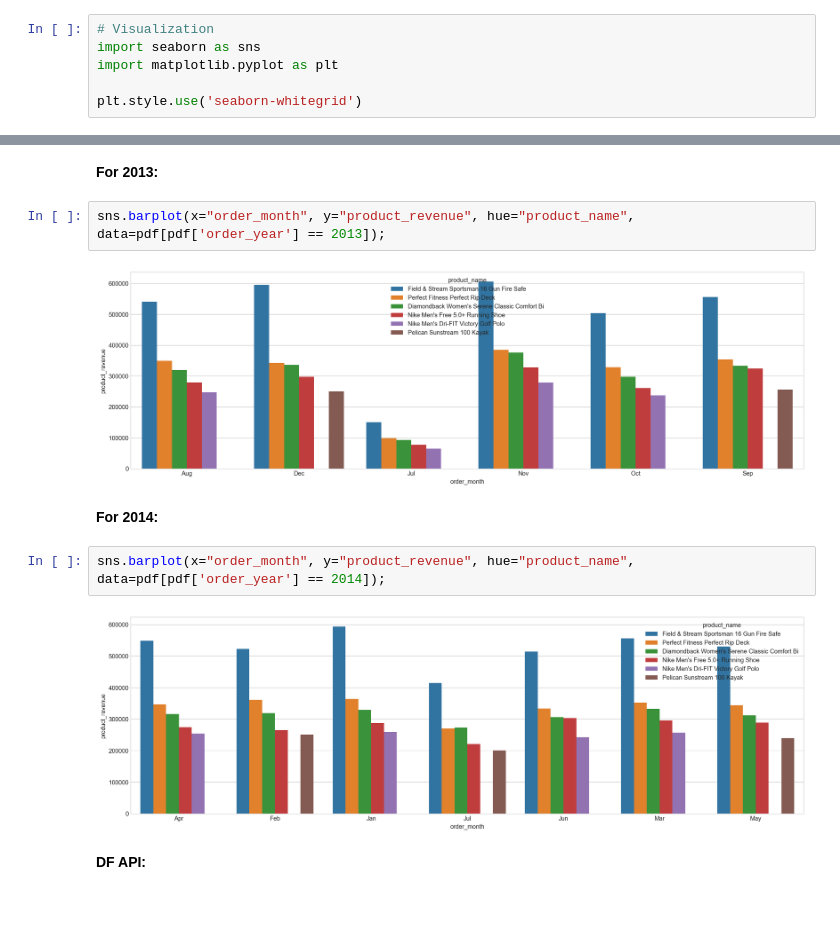
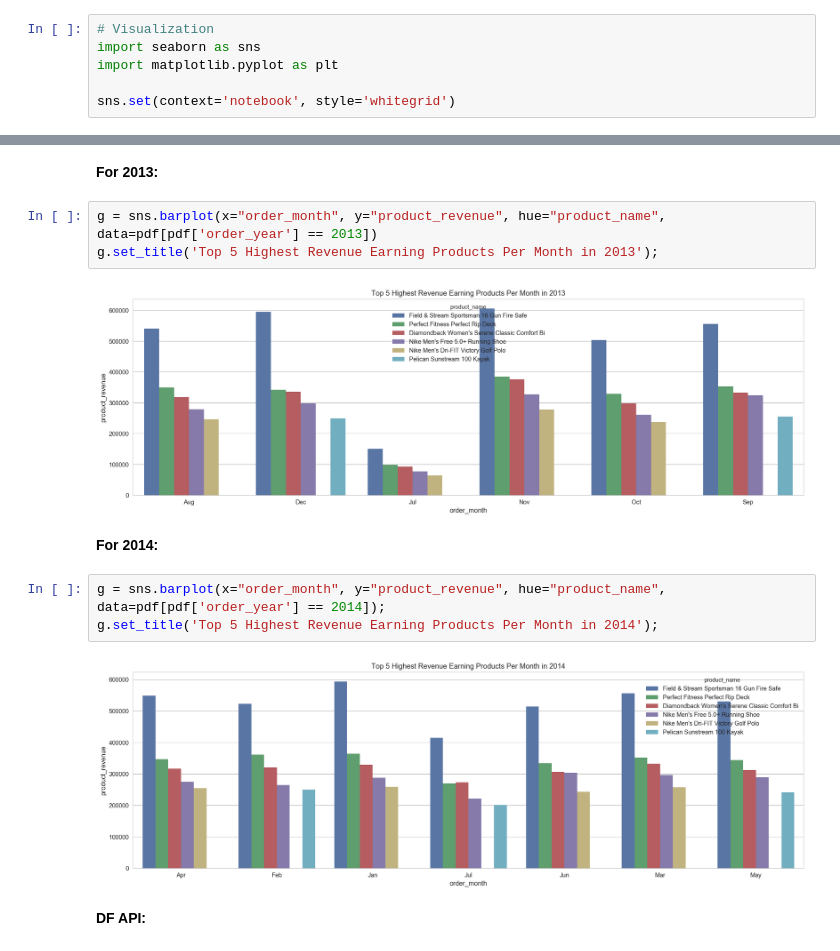
Before and after one commit to anindya-saha/Data-Science-with-Spark, a Jupyter notebook: retail-database-analysis.ipynb, the cells around one changed output, grey strips where cells are left out. Cells and saved outputs as stored; diff of their text form; blank space fills up the shorter version.

```diff
--- a/retail-database-analysis.ipynb
+++ b/retail-database-analysis.ipynb
@@ -20,7 +20,7 @@ from pyspark.sql.functions import udf, col
 import seaborn as sns
 import matplotlib.pyplot as plt
 
-plt.style.use('seaborn-whitegrid')
+sns.set(context='notebook', style='whitegrid')
 # %%
 # this allows plots to appear directly in the notebook
 %matplotlib inline
@@ -771,15 +772,17 @@ pdf = df.toPandas()
 # %% [markdown]
 **For 2013:**
 # %%
-sns.barplot(x="order_month", y="product_revenue", hue="product_name", data=pdf[pdf['order_year'] == 2013]);
+g = sns.barplot(x="order_month", y="product_revenue", hue="product_name", data=pdf[pdf['order_year'] == 2013])
+g.set_title('Top 5 Highest Revenue Earning Products Per Month in 2013');
 # %% [output]
-[figure, old version]
+[figure, new version]
 # %% [markdown]
 **For 2014:**
 # %%
-sns.barplot(x="order_month", y="product_revenue", hue="product_name", data=pdf[pdf['order_year'] == 2014]);
+g = sns.barplot(x="order_month", y="product_revenue", hue="product_name", data=pdf[pdf['order_year'] == 2014]);
+g.set_title('Top 5 Highest Revenue Earning Products Per Month in 2014');
 # %% [output]
-[figure, old version]
+[figure, new version]
 # %% [markdown]
 **DF API:**
 # %%
```
Also changed, not shown: parts of 34 cells of this notebook, 2 other files.
